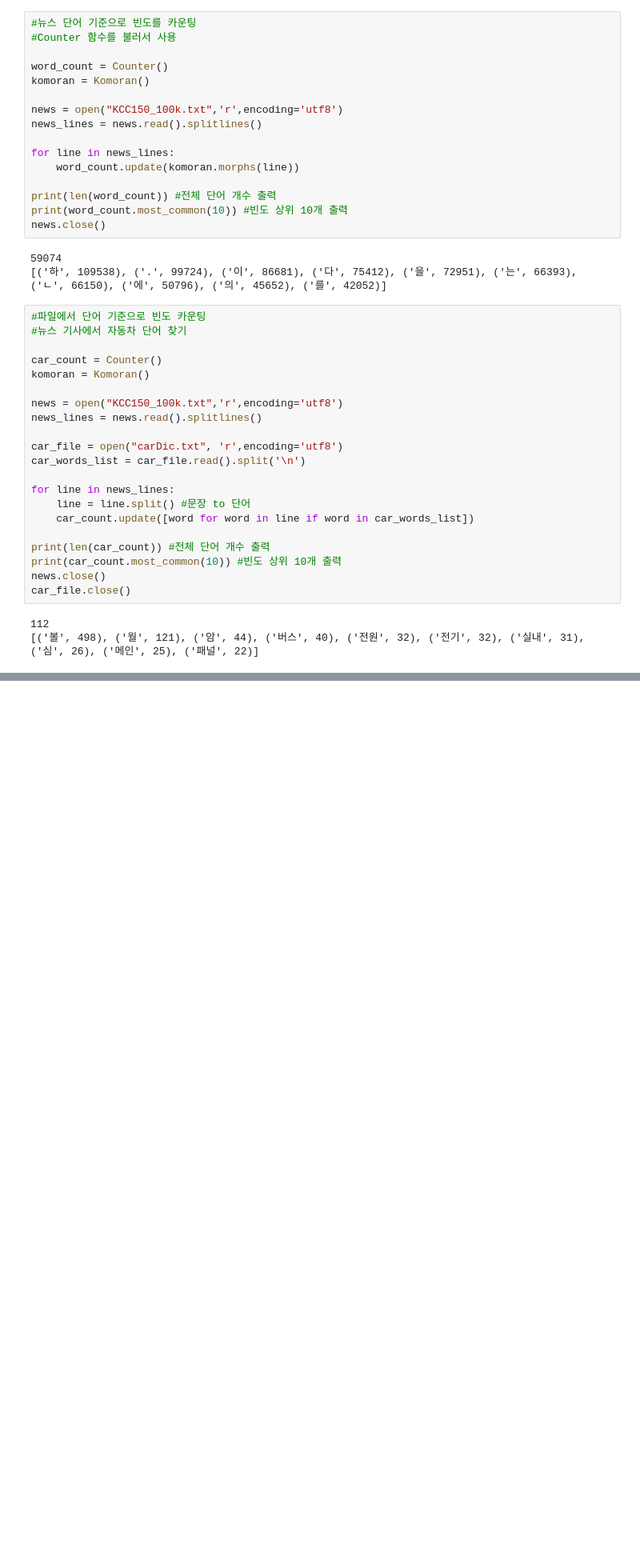
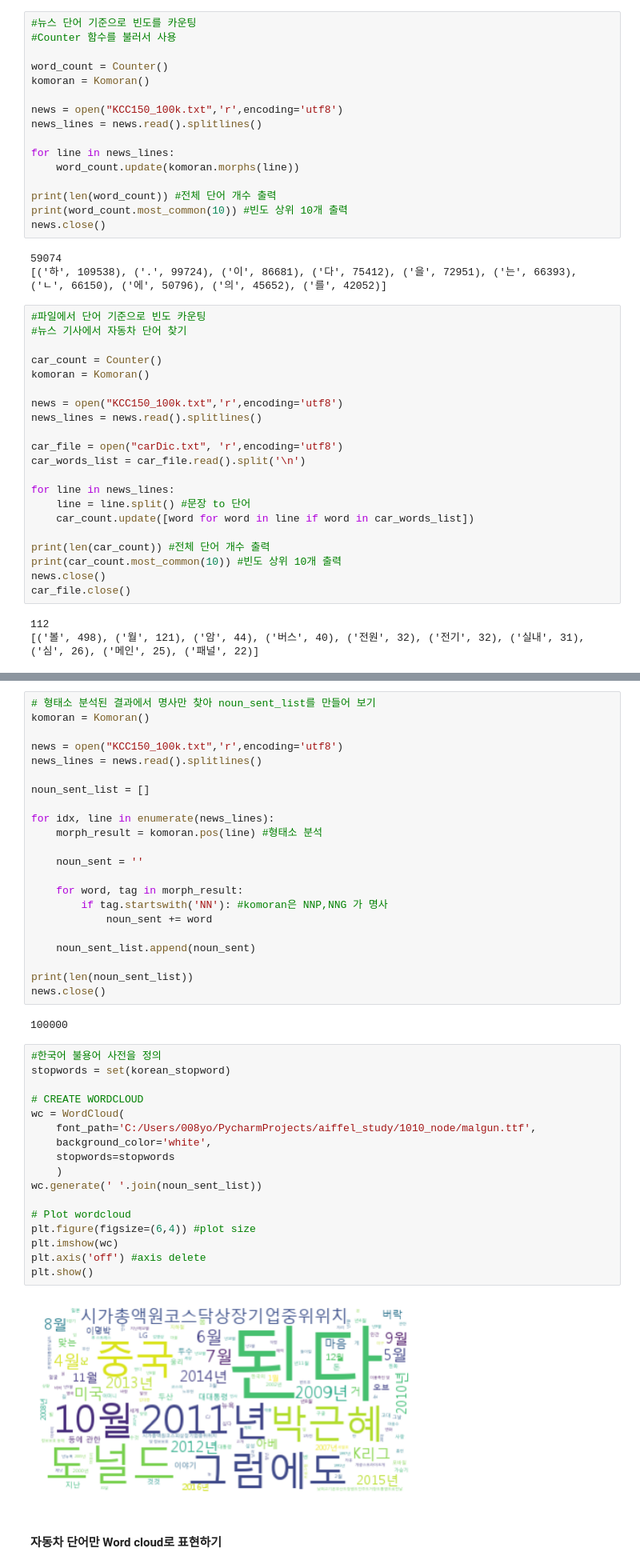
Before and after one commit to j053okok/aiffel_study, a Jupyter notebook: 1010_node/자연어처리.ipynb, the cells around one changed output, grey strips where cells are left out. Shown at 80% size. Drawn from its saved outputs; the diff is of its cells as text; blank space fills up the shorter version.

```diff
--- a/1010_node/자연어처리.ipynb
+++ b/1010_node/자연어처리.ipynb
@@ -120,0 +142,45 @@ car_file.close()
+# %%
+# 형태소 분석된 결과에서 명사만 찾아 noun_sent_list를 만들어 보기
+komoran = Komoran()
+
+news = open("KCC150_100k.txt",'r',encoding='utf8')
+news_lines = news.read().splitlines()
+
+noun_sent_list = []
+
+for idx, line in enumerate(news_lines):
+    morph_result = komoran.pos(line) #형태소 분석
+
+    noun_sent = ''
+
+    for word, tag in morph_result:
+        if tag.startswith('NN'): #komoran은 NNP,NNG 가 명사
+            noun_sent += word
+
+    noun_sent_list.append(noun_sent)
+
+print(len(noun_sent_list))
+news.close()
+# %% [output]
+100000
+# %%
+#한국어 불용어 사전을 정의
+stopwords = set(korean_stopword)
+
+# CREATE WORDCLOUD
+wc = WordCloud(
+    font_path='C:/Users/008yo/PycharmProjects/aiffel_study/1010_node/malgun.ttf',
+    background_color='white',
+    stopwords=stopwords
+    )
+wc.generate(' '.join(noun_sent_list))
+
+# Plot wordcloud
+plt.figure(figsize=(6,4)) #plot size
+plt.imshow(wc)
+plt.axis('off') #axis delete
+plt.show()
+# %% [output]
+[figure, added]
+# %% [markdown]
+#### 자동차 단어만 Word cloud로 표현하기
```
Also changed, not shown: parts of 4 cells of this notebook, 1 other file.
